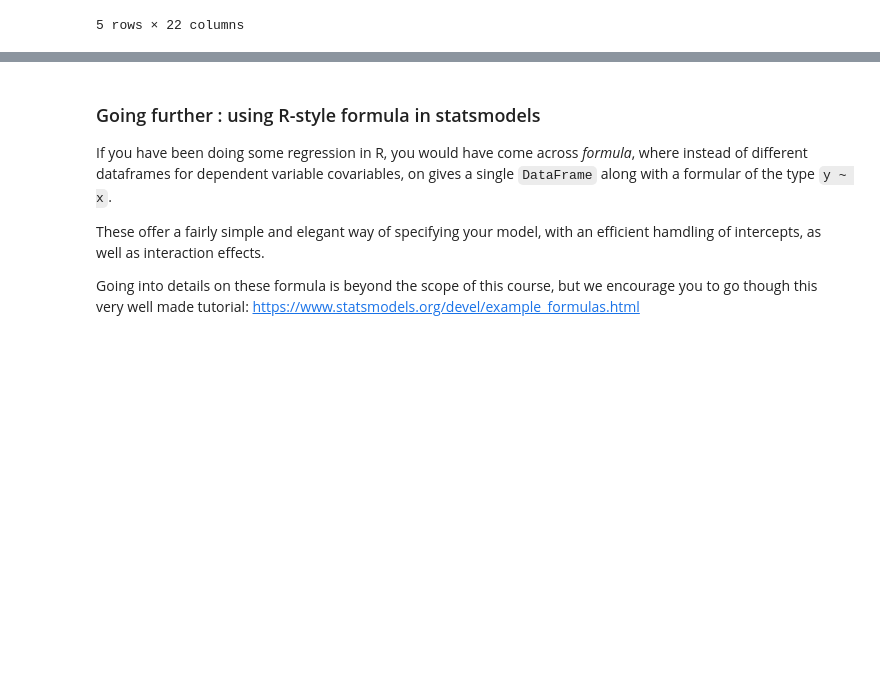
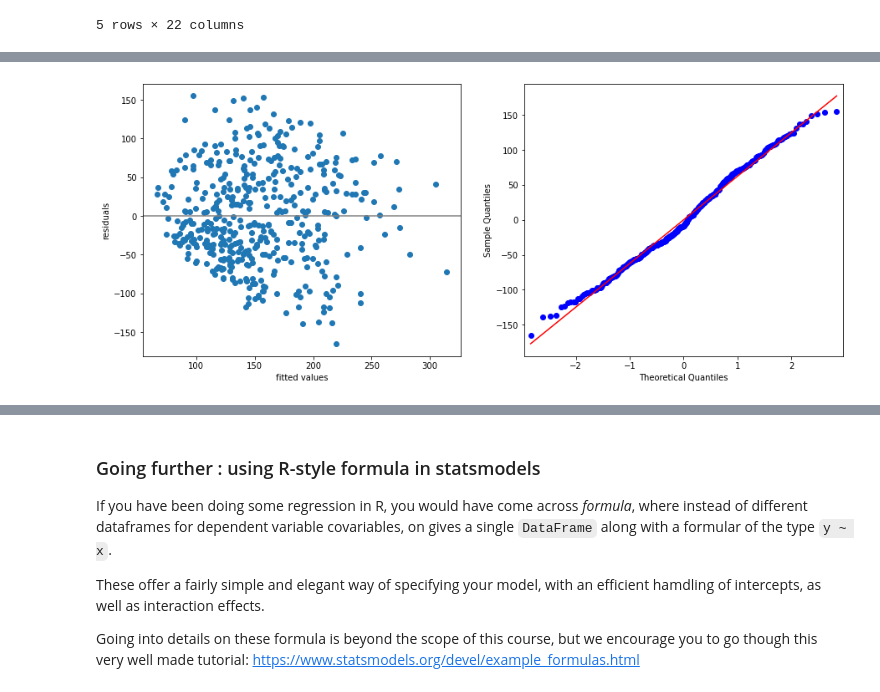
Before and after one commit to sib-swiss/intermediate-python-training, a Jupyter notebook: 02_statistics_with_python.ipynb, the cells around one changed output, grey strips where cells are left out. Saved outputs shown, nothing was run; the diff lists cells and outputs as text; code cells hidden in the pictures; blank space fills up the shorter version.

```diff
--- a/02_statistics_with_python.ipynb
+++ b/02_statistics_with_python.ipynb
@@ -564,3 +678,23 @@ print( results.summary() )
+# %%
+## diagnostic plots :
+from statsmodels.graphics.gofplots import qqplot
+fig,axes = plt.subplots(1,2,figsize = (15,6))
+
+# plotting residuals (error of the model) vs. fitted values (prediction fo the model)
+# helps determine homoskedascticity and sphericity of errors  :
+# the points should show about the same spread all along the x axis, and be centered around 0.
+axes[0].scatter( results.fittedvalues , results.resid )
+axes[0].axhline(0.0 , color = 'grey')
+axes[0].set_xlabel('fitted values')
+axes[0].set_ylabel('residuals')
+
+# the QQplot (quantile-quantile plot) is  great plot to assess normality of the model's residual
+# basically points should stay close to the diagonal line if they follow something close to a normal distribution.
+qqplot(results.resid , ax = axes[1] , line='s')
+
+plt.show()
+# %% [output]
+[figure, added]
 # %%
 ###Plotting the fit
 from statsmodels.sandbox.regression.predstd import wls_prediction_std
```
Also changed, not shown: parts of 29 cells of this notebook.
